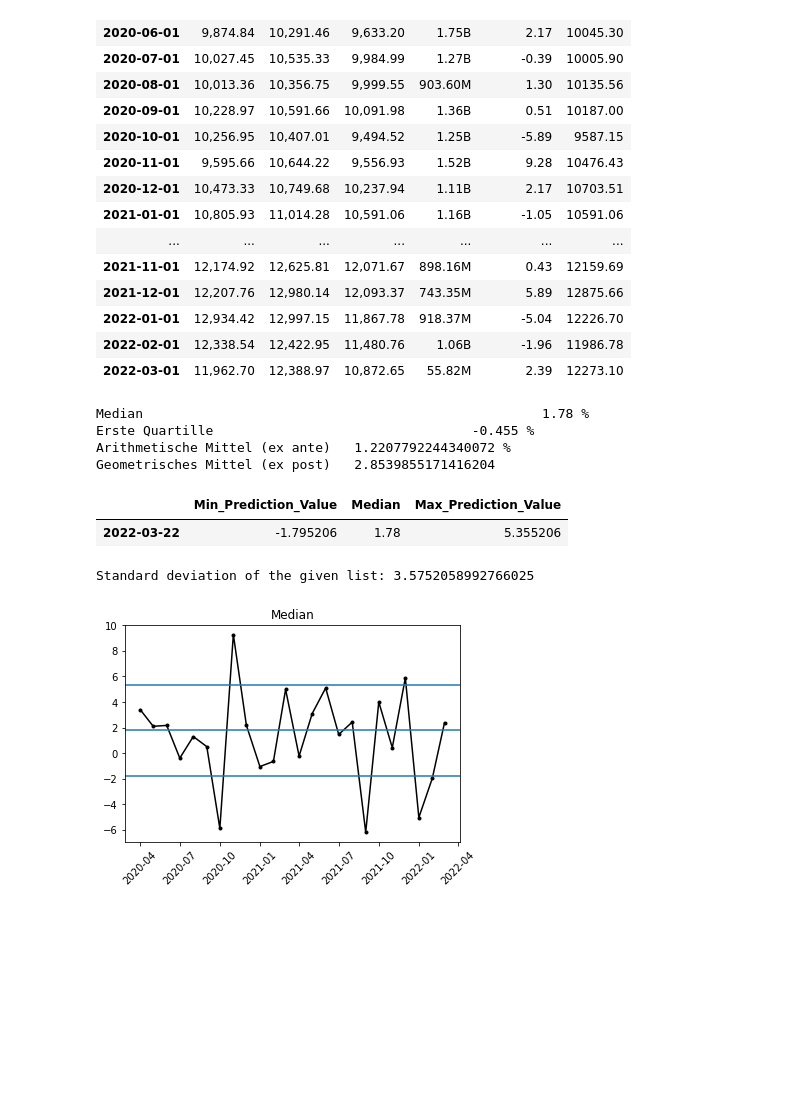
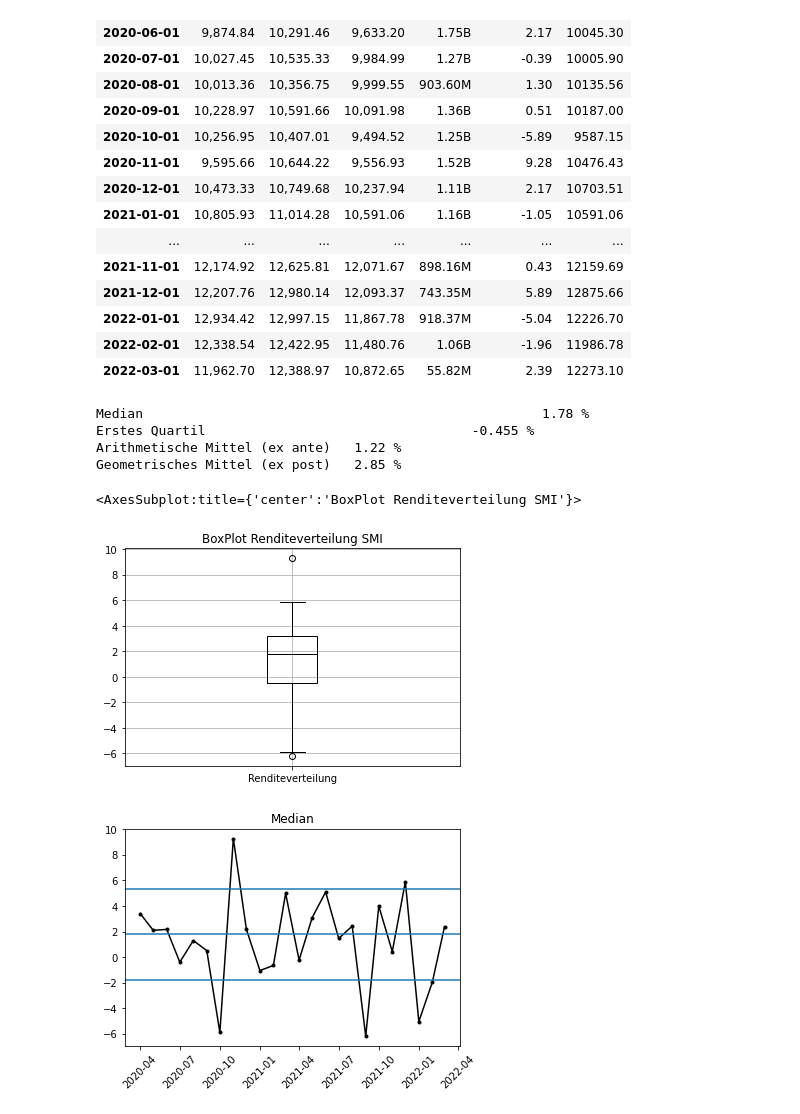
Before and after one commit to TobiasFatzer/STAT_Abgabe, a Jupyter notebook: STAT.ipynb, the cells around one changed output. Cells and saved outputs as stored; diff of their text form; code cells hidden in the pictures; blank space fills up the shorter version.

```diff
--- a/STAT.ipynb
+++ b/STAT.ipynb
@@ -47,44 +47,28 @@ See the caveats in the documentation: https://pandas.pydata.org/pandas-docs/stab
 # %%
 
 #Create Dataframe in pandas
 
 dataframe['Renditeverteilung'] = round(dataframe['Close'] * 100 / dataframe['Close'].shift() - 100, 2)
 
 dataframe['diskrete Rendite'] = (dataframe['Close'] / dataframe['Close'].shift() - 1) * 100
 
 if dataframe['Renditeverteilung'].isnull().values.any() or dataframe['diskrete Rendite'].isnull().values.any():
     dataframe["Renditeverteilung"].fillna(dataframe['Change %'], inplace=True)
     dataframe["diskrete Rendite"].fillna(dataframe['Change %'], inplace=True)
 
 geomid = pow(dataframe['diskrete Rendite'][0] * dataframe['diskrete Rendite'][len(dataframe['diskrete Rendite']) - 1],
              1 / 2)
 
+#Die nächsten 4 Zeilen werden zum ausgeben der Aufgabendaten (Aufgabe 3a - 3d) verwendet.
 print("Median \t\t\t\t\t\t\t " + str(dataframe['Renditeverteilung'].median()) + " %")
-print("Erste Quartille \t\t\t\t" + str(dataframe['Renditeverteilung'].describe()['25%']) + " %")
-print("Arithmetische Mittel (ex ante) \t " + str(dataframe['diskrete Rendite'].mean()) + " %")
-print("Geometrisches Mittel (ex post) \t " + str(geomid))
-
-df = pd.DataFrame(index=['2022-03-22'])
-df.index = pd.to_datetime(df.index)
-df['Min_Prediction_Value'] = dataframe['Renditeverteilung'].median() - statistics.pstdev(dataframe['Renditeverteilung'])
-df['Median'] = dataframe['Renditeverteilung'].median()
-df['Max_Prediction_Value'] = dataframe['Renditeverteilung'].median() + statistics.pstdev(dataframe['Renditeverteilung'])
-
-df
-
-
-
-
-#TODO Add boxplot - Hetter weischwie de geili
+print("Erstes Quartil \t\t\t\t\t" + str(dataframe['Renditeverteilung'].describe()['25%']) + " %")
+print("Arithmetische Mittel (ex ante) \t " + str(round(dataframe['diskrete Rendite'].mean(), 2)) + " %")
+print("Geometrisches Mittel (ex post) \t " + str(round(geomid, 2))  + " %")
+dataframe['Renditeverteilung'].plot(kind='box', grid=True, title='BoxPlot Renditeverteilung SMI', color='black')
 # %% [output]
 Median                                                   1.78 %
-Erste Quartille                                 -0.455 %
-Arithmetische Mittel (ex ante)   1.2207792244340072 %
-Geometrisches Mittel (ex post)   2.8539855171416204
+Erstes Quartil                                  -0.455 %
+Arithmetische Mittel (ex ante)   1.22 %
+Geometrisches Mittel (ex post)   2.85 %
-|  | Min_Prediction_Value | Median | Max_Prediction_Value |
-| 2022-03-22 | -1.795206 | 1.78 | 5.355206 |
+<AxesSubplot:title={'center':'BoxPlot Renditeverteilung SMI'}>
+[figure, added]
-# %%
-st_dev = statistics.pstdev(dataframe['Renditeverteilung'])
-print("Standard deviation of the given list: " + str(st_dev))
-# %% [output]
-Standard deviation of the given list: 3.5752058992766025
```
Also changed, not shown: parts of 4 cells of this notebook.
